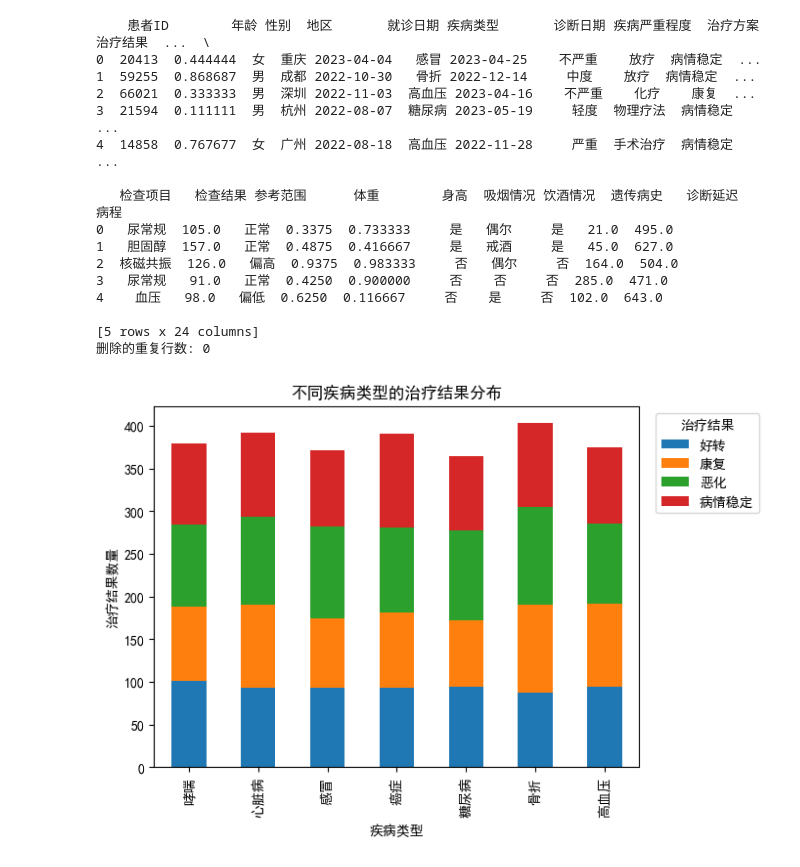
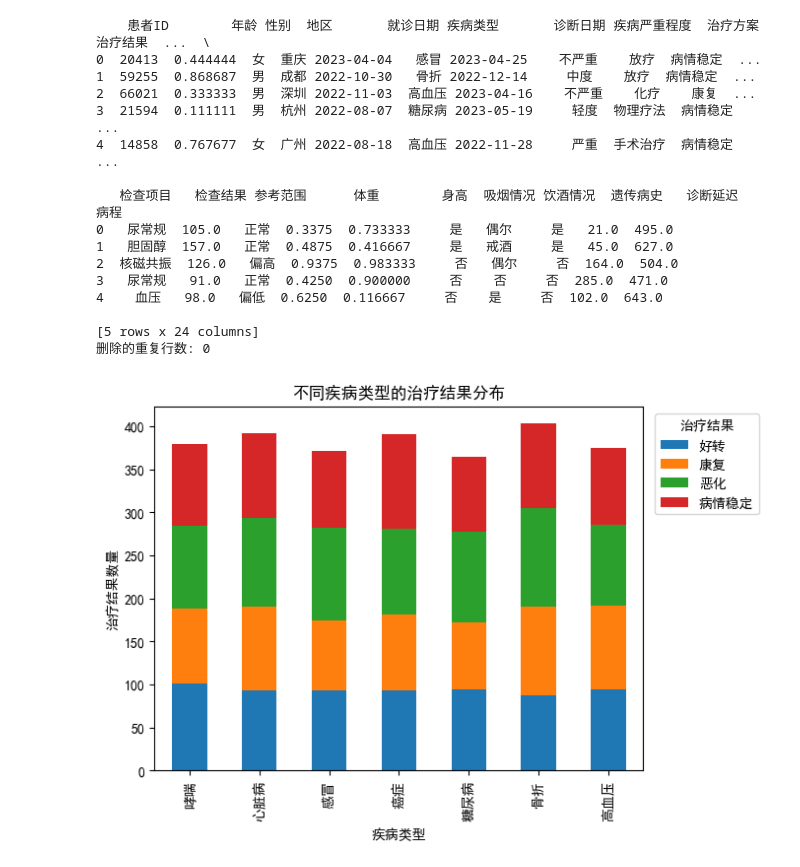
Before and after one commit to Jimmy-Rao/AI_operational, a Jupyter notebook: 2.1.4答案/2.1.4_mn.ipynb, the cells around one changed output. Cells and saved outputs as stored; diff of their text form; code cells hidden in the pictures.

```diff
--- a/2.1.4答案/2.1.4_mn.ipynb
+++ b/2.1.4答案/2.1.4_mn.ipynb
@@ -57,43 +57,39 @@ import matplotlib.pyplot as plt
 # 统计治疗结果分布
 treatment_outcome_distribution = data.groupby('疾病类型')['治疗结果'].value_counts().unstack()
 
-# ========== 解决中文方框乱码！这两行要放在绘图代码最前面 ==========
-plt.rcParams['font.sans-serif'] = ['SimHei']
-plt.rcParams['axes.unicode_minus'] = False
-
 # 绘制柱状图
 treatment_outcome_distribution.plot(kind='bar',stacked=True)
 plt.title('不同疾病类型的治疗结果分布')
 plt.xlabel('疾病类型')
 plt.ylabel('治疗结果数量')
-plt.legend(title='治疗结果', bbox_to_anchor=(1.02, 1), loc="upper left") # 图例放外侧
+plt.legend(title='治疗结果', bbox_to_anchor=(1.01, 1), loc="upper left") # 图例放外侧
 plt.show()
 
 # 绘制散点图
 plt.scatter(data['年龄'], data['疾病严重程度'])
 plt.title('年龄和疾病严重程度的关系')
 plt.xlabel('年龄')
 plt.ylabel('疾病严重程度')
 plt.grid(alpha=0.3)
 plt.show()
 
 data.to_csv('2.1.4_cleaned_data_mn.csv')
 # %% [output]
     患者ID        年龄 性别  地区       就诊日期 疾病类型       诊断日期 疾病严重程度  治疗方案  治疗结果  ...  \
 0  20413  0.444444  女  重庆 2023-04-04   感冒 2023-04-25    不严重    放疗  病情稳定  ...
 1  59255  0.868687  男  成都 2022-10-30   骨折 2022-12-14     中度    放疗  病情稳定  ...
 2  66021  0.333333  男  深圳 2022-11-03  高血压 2023-04-16    不严重    化疗    康复  ...
 3  21594  0.111111  男  杭州 2022-08-07  糖尿病 2023-05-19     轻度  物理疗法  病情稳定  ...
 4  14858  0.767677  女  广州 2022-08-18  高血压 2022-11-28     严重  手术治疗  病情稳定  ...
 
    检查项目   检查结果 参考范围      体重        身高  吸烟情况 饮酒情况  遗传病史   诊断延迟     病程
 0   尿常规  105.0   正常  0.3375  0.733333     是   偶尔     是   21.0  495.0
 1   胆固醇  157.0   正常  0.4875  0.416667     是   戒酒     是   45.0  627.0
 2  核磁共振  126.0   偏高  0.9375  0.983333     否   偶尔     否  164.0  504.0
 3   尿常规   91.0   正常  0.4250  0.900000     否    否     否  285.0  471.0
 4    血压   98.0   偏低  0.6250  0.116667     否    是     否  102.0  643.0
 
 [5 rows x 24 columns]
 删除的重复行数: 0
-[figure, old version]
+[figure, new version]
 [figure]
```
Also changed, not shown: 3 other files.
